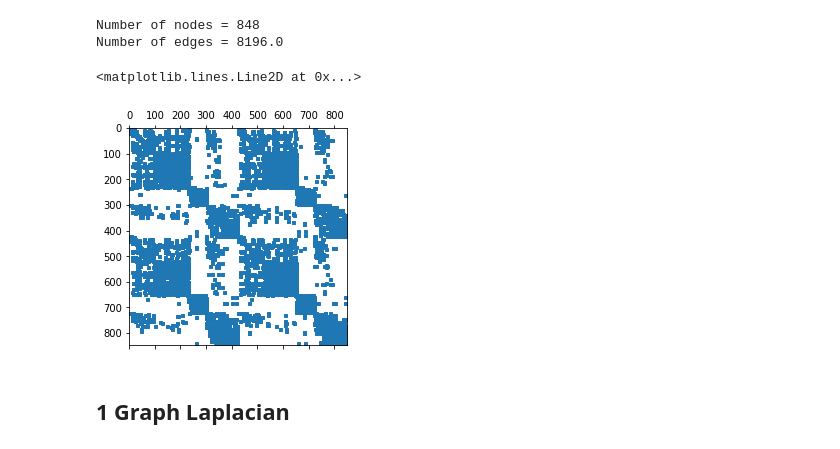
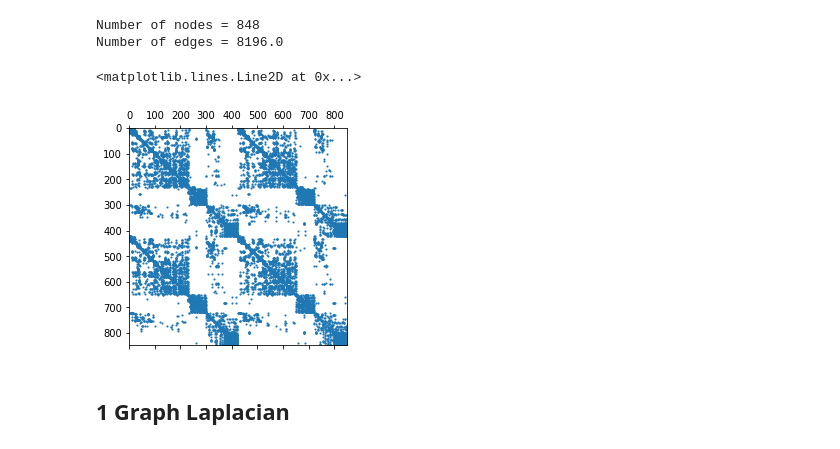
Before and after one commit to Kakavand/EPFL-antiterrorAssignment, a Jupyter notebook: Nati/3_spectral_graph_theory.ipynb, the cells around one changed output. Drawn from its saved outputs; the diff is of its cells as text; code cells hidden in the pictures.

```diff
--- a/Nati/3_spectral_graph_theory.ipynb
+++ b/Nati/3_spectral_graph_theory.ipynb
@@ -60,10 +60,10 @@ print('Number of edges = {e:}'.format(e=n_edges))
 Number of nodes = 848
 Number of edges = 8196.0
 # %%
-plt.spy(adjacency, markersize=3)
+plt.spy(adjacency, markersize=1)
 # %% [output]
 <matplotlib.lines.Line2D at 0x...>
-[figure, old version]
+[figure, new version]
 # %% [markdown]
 ## 1 Graph Laplacian
 # %% [markdown]
```
Also changed, not shown: parts of 8 cells of this notebook.
